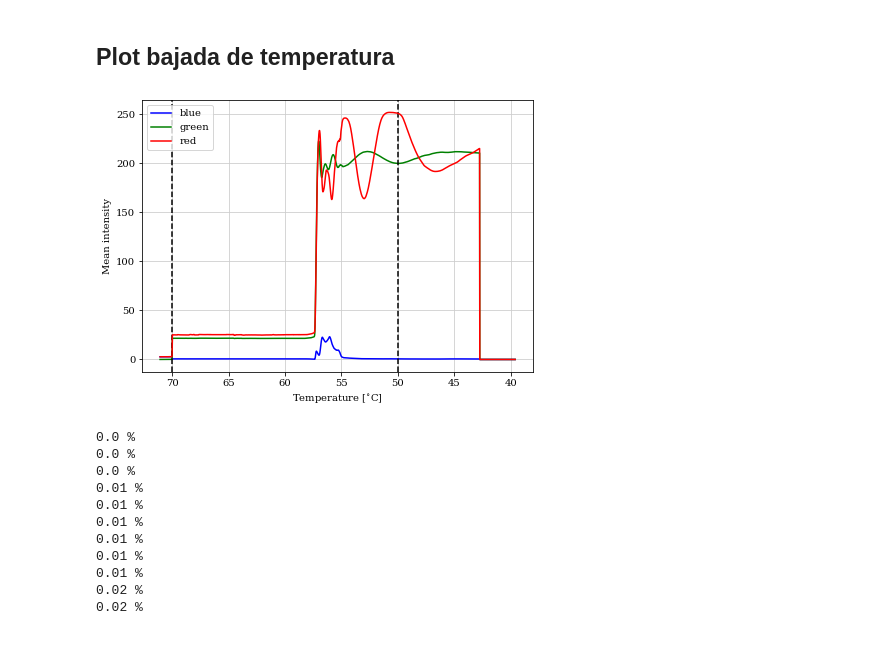
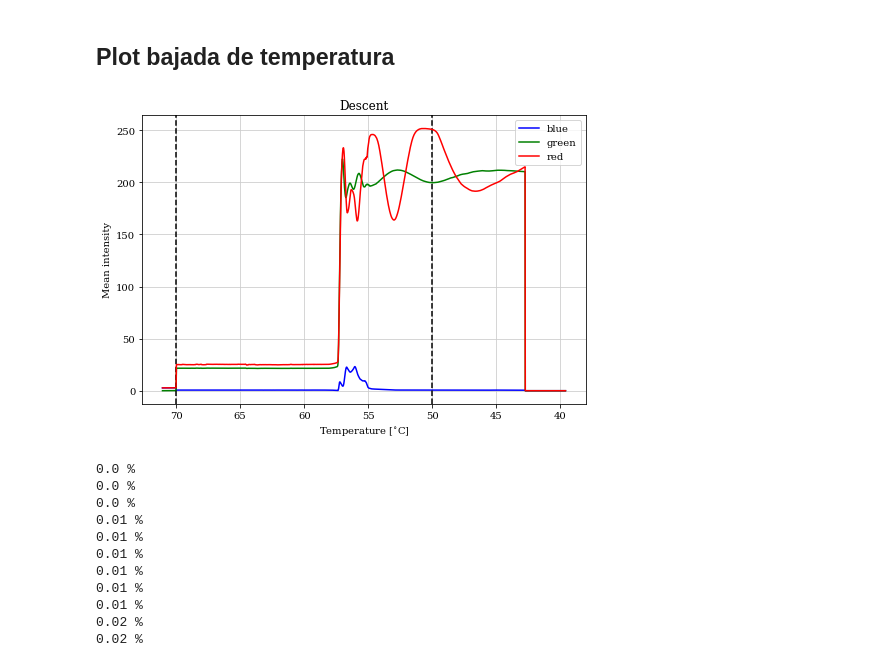
Before and after one commit to Wenupi/analysis-liquid_crystals, a Jupyter notebook: termo.ipynb, the cells around one changed output. Cells and saved outputs as stored; diff of their text form; code cells hidden in the pictures.

```diff
--- a/termo.ipynb
+++ b/termo.ipynb
@@ -126,27 +129,30 @@ fig.show()
 # %%
 temp_vid7_f = 50
 temp_vid7_0 = 70
 rate_vid7 = -10
 
 frame_zero2 = np.argmax(np.diff(mean_array2[2,0:100]))
 time_array2 = time(frame_array2, frame_zero2)
 temperature_array2 = temperature(frame_array2, frame_zero2, temp_vid7_0, rate_vid7)
 
 fig2, ax2 = plt.subplots(figsize=(7, 5))
 ax2.plot(temperature_array2, mean_array2[0], color='blue', label='blue')
 ax2.plot(temperature_array2, mean_array2[1], color='green', label='green')
 ax2.axvline(x=temperature_array2[frame_zero2],
            linestyle='--', color='black')
 ax2.axvline(x=temp_vid7_f,
            linestyle='--', color='black')
 ax2.plot(temperature_array2, mean_array2[2], color='red', label='red')
 ax2.legend()
 ax2.set_xlabel('Temperature [$^{\circ}$C]')
 ax2.set_ylabel('Mean intensity')
 ax2.invert_xaxis()
+ax2.set_title('Descent')
+fig2.tight_layout()
+fig2.savefig('img/plots/descent_image-7.pdf')
 fig2.show()
 # %% [output]
-[figure, old version]
+[figure, new version]
 # %%
 fpsUp6 = capUp6.get(cv2.CAP_PROP_FPS)  # frames per second
 fpsDown7 = capDown7.get(cv2.CAP_PROP_FPS)
```
Also changed, not shown: parts of 8 cells of this notebook, 5 other files.
